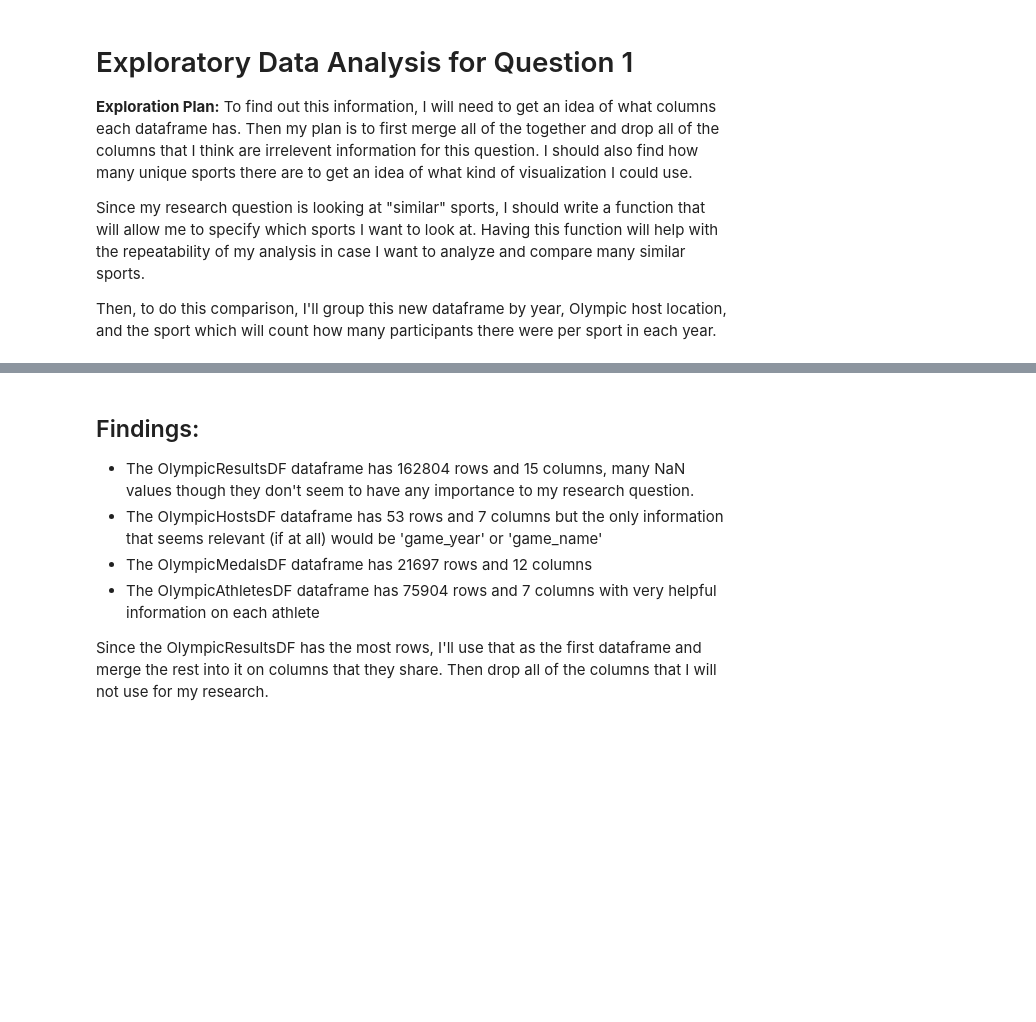
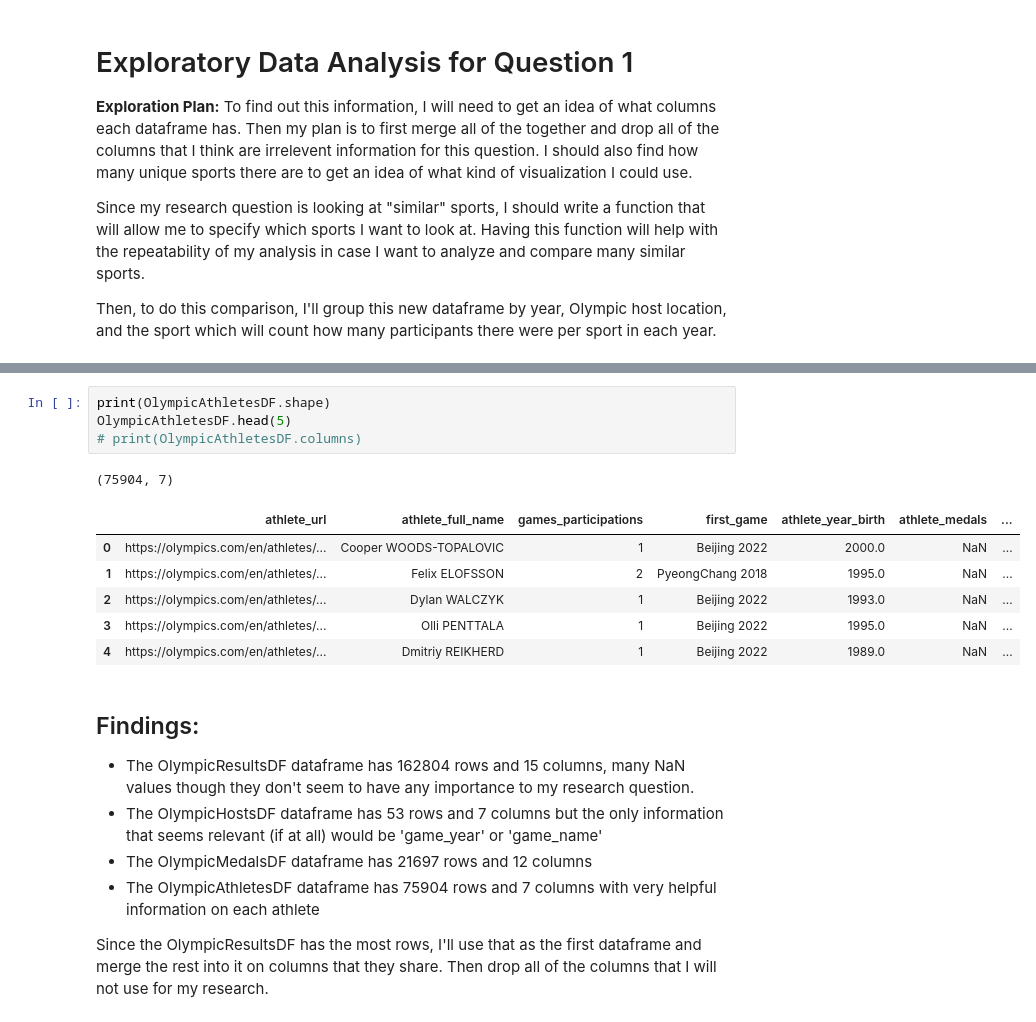
Before and after one commit to ubco-W2022T2-data301/project-group-group17, a Jupyter notebook: analysis/notebooks/analysis_dylan.ipynb, the cells around one changed output, grey strips where cells are left out. Cells and saved outputs as stored; diff of their text form; blank space fills up the shorter version.

```diff
--- a/analysis/notebooks/analysis_dylan.ipynb
+++ b/analysis/notebooks/analysis_dylan.ipynb
@@ -73,3 +91,15 @@ OlympicAthletesDF = pd.read_csv('../../data/raw/Olympic_Summer_Winter_Games_1986
+# %%
+print(OlympicAthletesDF.shape)
+OlympicAthletesDF.head(5)
+# print(OlympicAthletesDF.columns)
+# %% [output]
+(75904, 7)
+|  | athlete_url | athlete_full_name | games_participations | first_game | athlete_year_birth | athlete_medals | ... |
+| 0 | https://olympics.com/en/athletes/... | Cooper WOODS-TOPALOVIC | 1 | Beijing 2022 | 2000.0 | NaN | ... |
+| 1 | https://olympics.com/en/athletes/... | Felix ELOFSSON | 2 | PyeongChang 2018 | 1995.0 | NaN | ... |
+| 2 | https://olympics.com/en/athletes/... | Dylan WALCZYK | 1 | Beijing 2022 | 1993.0 | NaN | ... |
+| 3 | https://olympics.com/en/athletes/... | Olli PENTTALA | 1 | Beijing 2022 | 1995.0 | NaN | ... |
+| 4 | https://olympics.com/en/athletes/... | Dmitriy REIKHERD | 1 | Beijing 2022 | 1989.0 | NaN | ... |
 # %% [markdown]
 ## Findings:
 * The OlympicResultsDF dataframe has 162804 rows and 15 columns, many NaN values though they don't seem to have any importance to my research question.
```
Also changed, not shown: parts of 16 cells of this notebook.
